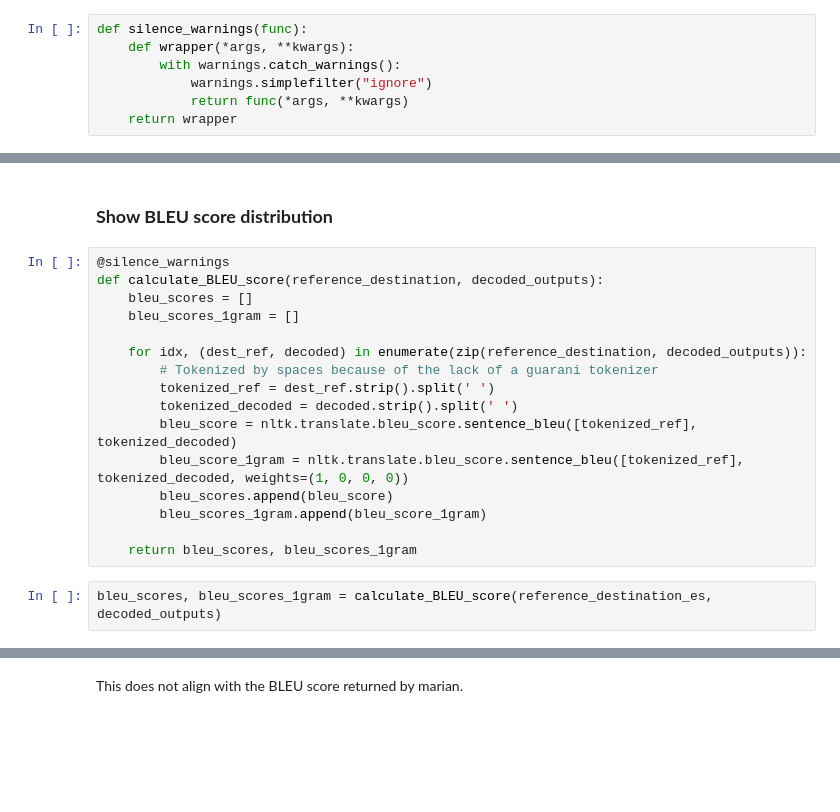
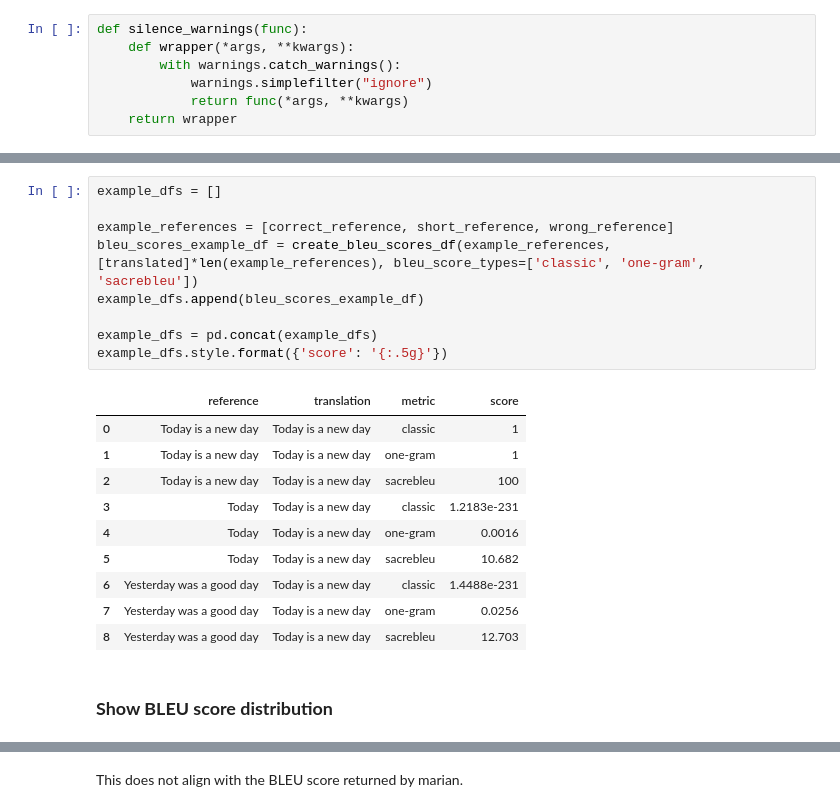
Before and after one commit to baladon-lucas-pardinas/NMT-Translation-gn-es, a Jupyter notebook: notebooks/first_decoding.ipynb, the cells around one changed output, grey strips where cells are left out. Saved outputs shown, nothing was run; the diff lists cells and outputs as text; blank space fills up the shorter version.

```diff
--- a/notebooks/first_decoding.ipynb
+++ b/notebooks/first_decoding.ipynb
@@ -103,20 +108,22 @@ BLEU score of 1.4488496539373276e-231 for:
+# %%
+example_dfs = []
+
+example_references = [correct_reference, short_reference, wrong_reference]
+bleu_scores_example_df = create_bleu_scores_df(example_references, [translated]*len(example_references), bleu_score_types=['classic', 'one-gram', 'sacrebleu'])
+example_dfs.append(bleu_scores_example_df)
+
+example_dfs = pd.concat(example_dfs)
+example_dfs.style.format({'score': '{:.5g}'})
+# %% [output]
+|  | reference | translation | metric | score |
+| 0 | Today is a new day | Today is a new day | classic | 1 |
+| 1 | Today is a new day | Today is a new day | one-gram | 1 |
+| 2 | Today is a new day | Today is a new day | sacrebleu | 100 |
+| 3 | Today | Today is a new day | classic | 1.2183e-231 |
+| 4 | Today | Today is a new day | one-gram | 0.0016 |
+| 5 | Today | Today is a new day | sacrebleu | 10.682 |
+| 6 | Yesterday was a good day | Today is a new day | classic | 1.4488e-231 |
+| 7 | Yesterday was a good day | Today is a new day | one-gram | 0.0256 |
+| 8 | Yesterday was a good day | Today is a new day | sacrebleu | 12.703 |
 # %% [markdown]
 ### **Show BLEU score distribution**
-# %%
-@silence_warnings
-def calculate_BLEU_score(reference_destination, decoded_outputs):
-    bleu_scores = []
-    bleu_scores_1gram = []
-
-    for idx, (dest_ref, decoded) in enumerate(zip(reference_destination, decoded_outputs)):
-        # Tokenized by spaces because of the lack of a guarani tokenizer
-        tokenized_ref = dest_ref.strip().split(' ')
-        tokenized_decoded = decoded.strip().split(' ')
-        bleu_score = nltk.translate.bleu_score.sentence_bleu([tokenized_ref], tokenized_decoded)
-        bleu_score_1gram = nltk.translate.bleu_score.sentence_bleu([tokenized_ref], tokenized_decoded, weights=(1, 0, 0, 0))
-        bleu_scores.append(bleu_score)
-        bleu_scores_1gram.append(bleu_score_1gram)
-
-    return bleu_scores, bleu_scores_1gram
-# %%
-bleu_scores, bleu_scores_1gram = calculate_BLEU_score(reference_destination_es, decoded_outputs)
```
Also changed, not shown: parts of 22 cells of this notebook, 1 other file.
